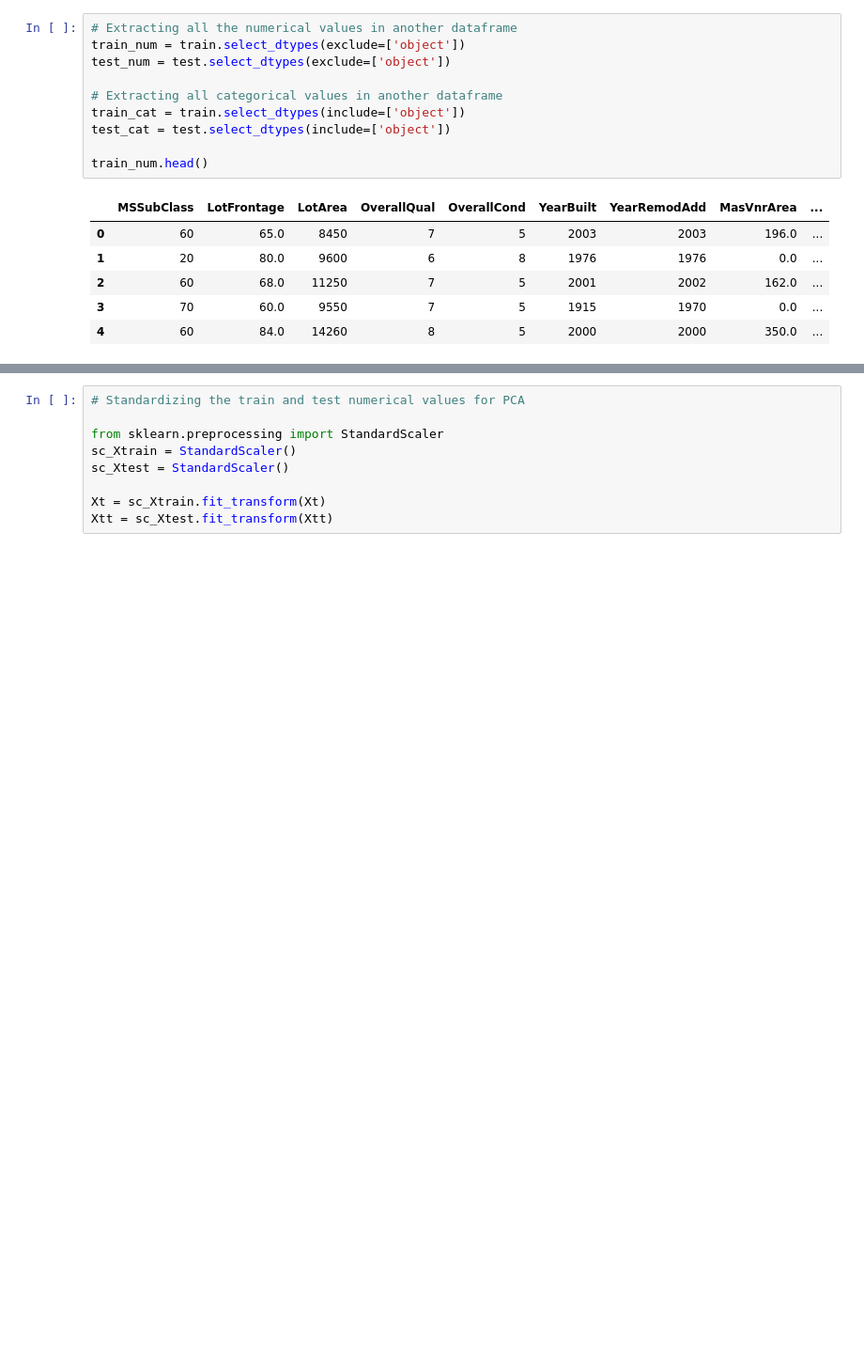
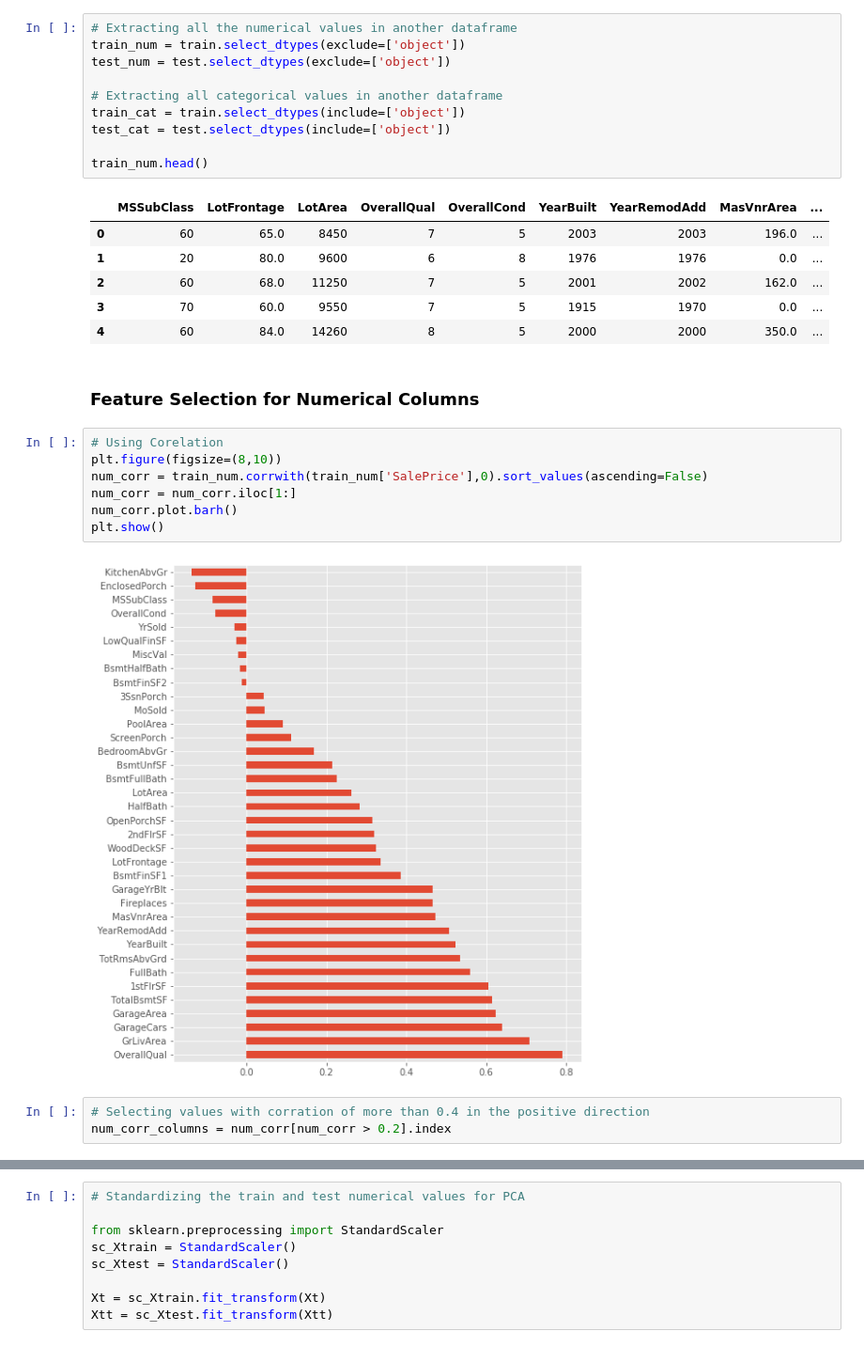
Before and after one commit to rajat-sudo/kaggle-Housing-Prediction, a Jupyter notebook: Untitled.ipynb, the cells around one changed output, grey strips where cells are left out. Shown: that part at 94% size. Drawn from its saved outputs; the diff is of its cells as text; blank space fills up the shorter version.

```diff
--- a/Untitled.ipynb
+++ b/Untitled.ipynb
@@ -104,3 +108,17 @@ train_num.head()
 | 2 | 60 | 68.0 | 11250 | 7 | 5 | 2001 | 2002 | 162.0 | ... |
 | 3 | 70 | 60.0 | 9550 | 7 | 5 | 1915 | 1970 | 0.0 | ... |
 | 4 | 60 | 84.0 | 14260 | 8 | 5 | 2000 | 2000 | 350.0 | ... |
+# %% [markdown]
+### Feature Selection for Numerical Columns
+# %%
+# Using Corelation
+plt.figure(figsize=(8,10))
+num_corr = train_num.corrwith(train_num['SalePrice'],0).sort_values(ascending=False)
+num_corr = num_corr.iloc[1:]
+num_corr.plot.barh()
+plt.show()
+# %% [output]
+[figure, added]
+# %%
+# Selecting values with corration of more than 0.4 in the positive direction
+num_corr_columns = num_corr[num_corr > 0.2].index
```
Also changed, not shown: parts of 15 cells of this notebook.
